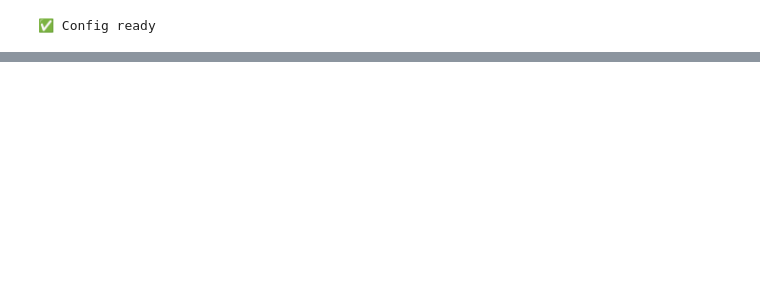
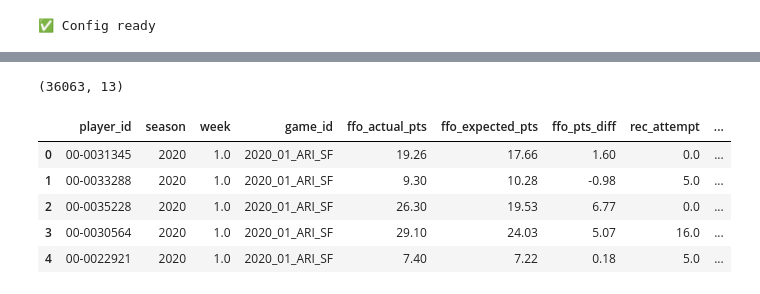
Before and after one commit to joscho11/BettingEdgeContinued, a Jupyter notebook: fantasy/data_pipeline.ipynb, the cells around one changed output, grey strips where cells are left out. Saved outputs shown, nothing was run; the diff lists cells and outputs as text; code cells hidden in the pictures; blank space fills up the shorter version.

```diff
--- a/fantasy/data_pipeline.ipynb
+++ b/fantasy/data_pipeline.ipynb
@@ -56,0 +119,33 @@ print(schedules.columns.tolist())
+# %%
+# ff_opp gives us expected points and the diff (actual - expected)
+# total_fantasy_points_diff = actual minus expected = our over/underperformance signal
+ffo_cols = [
+    "player_id", "season", "week", "game_id",
+    "total_fantasy_points",        # actual (their version)
+    "total_fantasy_points_exp",    # expected based on opportunities
+    "total_fantasy_points_diff",   # actual minus expected (key feature)
+    "rec_attempt",                 # targets from their model
+    "rush_attempt",
+    "rec_yards_gained_exp",
+    "rush_yards_gained_exp",
+    "rec_touchdown_exp",
+    "rush_touchdown_exp",
+]
+
+ffo_clean = ff_opp[ffo_cols].copy()
+ffo_clean = ffo_clean.rename(columns={
+    "total_fantasy_points":      "ffo_actual_pts",
+    "total_fantasy_points_exp":  "ffo_expected_pts",
+    "total_fantasy_points_diff": "ffo_pts_diff",   # positive = outperforming, negative = underperforming
+})
+
+print(ffo_clean.shape)
+ffo_clean.head()
+# %% [output]
+(36063, 13)
+|  | player_id | season | week | game_id | ffo_actual_pts | ffo_expected_pts | ffo_pts_diff | rec_attempt | ... |
+| 0 | 00-0031345 | 2020 | 1.0 | 2020_01_ARI_SF | 19.26 | 17.66 | 1.60 | 0.0 | ... |
+| 1 | 00-0033288 | 2020 | 1.0 | 2020_01_ARI_SF | 9.30 | 10.28 | -0.98 | 5.0 | ... |
+| 2 | 00-0035228 | 2020 | 1.0 | 2020_01_ARI_SF | 26.30 | 19.53 | 6.77 | 0.0 | ... |
+| 3 | 00-0030564 | 2020 | 1.0 | 2020_01_ARI_SF | 29.10 | 24.03 | 5.07 | 16.0 | ... |
+| 4 | 00-0022921 | 2020 | 1.0 | 2020_01_ARI_SF | 7.40 | 7.22 | 0.18 | 5.0 | ... |
```
Also changed, not shown: parts of 12 cells of this notebook, 2 other files.
